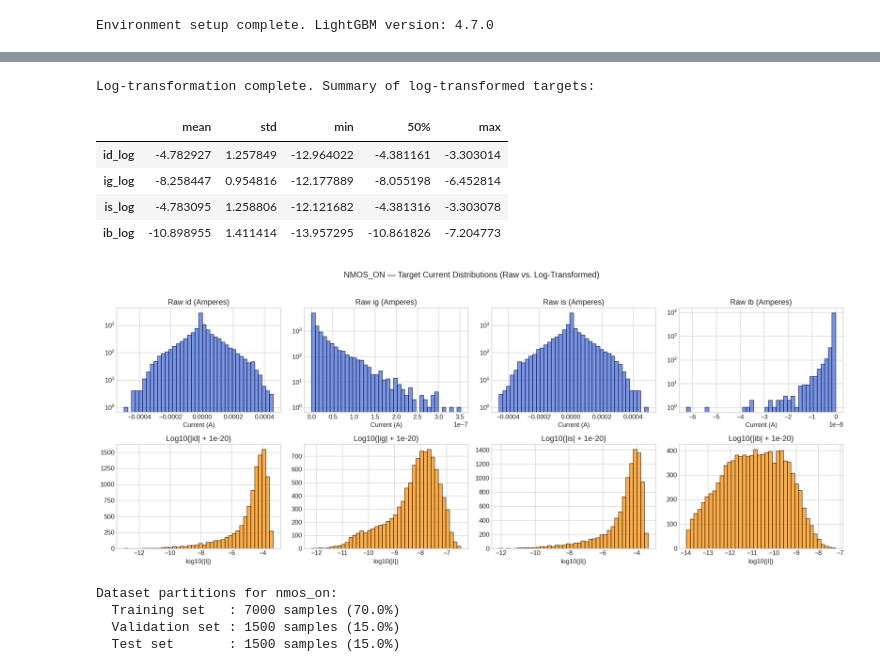
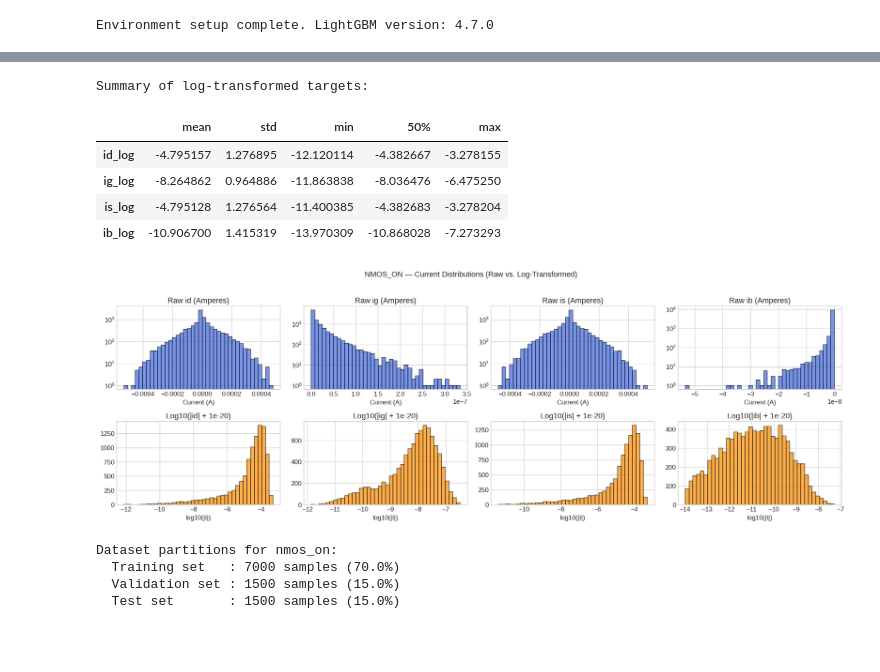
Before and after one commit to ravi11-developer/DVD_PROJECT, a Jupyter notebook: ml_model/01_nmos_on_lightgbm.ipynb, the cells around one changed output, grey strips where cells are left out. Cells and saved outputs as stored; diff of their text form; code cells hidden in the pictures; blank space fills up the shorter version.

```diff
--- a/ml_model/01_nmos_on_lightgbm.ipynb
+++ b/ml_model/01_nmos_on_lightgbm.ipynb
@@ -57,12 +51,12 @@ Environment setup complete. LightGBM version: 4.7.0
 CASE_NAME = "nmos_on"
 RANDOM_STATE = 42
 
-# Candidate data paths (relative to notebook directory or project root)
+# Candidate data paths (checks dataset/ folder first, then Data_Generation_M1/data/)
 POSSIBLE_DATA_PATHS = [
+    os.path.join("..", "dataset", CASE_NAME.upper(), f"{CASE_NAME}.csv"),
+    os.path.join("dataset", CASE_NAME.upper(), f"{CASE_NAME}.csv"),
     os.path.join("..", "Data_Generation_M1", "data", f"{CASE_NAME}.csv"),
     os.path.join("Data_Generation_M1", "data", f"{CASE_NAME}.csv"),
-    os.path.join("..", "data", f"{CASE_NAME}.csv"),
-    os.path.join("data", f"{CASE_NAME}.csv"),
     f"{CASE_NAME}.csv"
 ]
 
@@ -83,10 +77,6 @@ PLOTS_DIR = os.path.join(BASE_DIR, "plots", CASE_NAME)
 os.makedirs(SAVED_MODELS_DIR, exist_ok=True)
 os.makedirs(PLOTS_DIR, exist_ok=True)
 
-# Feature and Target Column Definitions
-FEATURE_COLS = ['vdd', 'temp', 'w', 'vd', 'vs', 'vg', 'vb', 'vth0', 'toxe', 'ndep', 'u0', 'xj']
-TARGET_COLS = ['id', 'ig', 'is', 'ib']
-
 print(f"Dataset selected : {DATA_PATH}")
 print(f"Model save path  : {SAVED_MODELS_DIR}")
 print(f"Plots save path  : {PLOTS_DIR}")
@@ -96,14 +86,21 @@ Model save path  : ./saved_models/nmos_on
 Plots save path  : ./plots/nmos_on
 # %%
 # 3. Data Loading & Initial Inspection
+# DATA_PATH = "../Data_Generation_M1/data/nmos_on.csv"
+
 df_raw = pd.read_csv(DATA_PATH)
+
+# Drop auxiliary columns like 'itotal' if present from simulation scripts
+if 'itotal' in df_raw.columns:
+    df_raw = df_raw.drop(columns=['itotal'])
 
 print(f"Loaded {len(df_raw)} samples with {len(df_raw.columns)} columns.")
 print("\nDataset preview (first 5 samples):")
 display(df_raw.head())
 
 print("\nMissing value check:")
-print(df_raw.isnull().sum())
+missing_cnt = df_raw.isnull().sum().sum()
+print(f"  Total missing values: {missing_cnt}")
 
 # Validate Kirchhoff's Current Law (KCL): Id + Ig + Is + Ib ≈ 0
 kcl_residual = np.abs(df_raw['id'] + df_raw['ig'] + df_raw['is'] + df_raw['ib'])
@@ -155,41 +181,35 @@ $$\hat{I} = \text{sign}(I) \times 10^{\hat{y}_{\log}}$$
 # %%
-# 4. Log-Transformation Implementation
-EPSILON = 1e-20  # Floor below SPICE numerical resolution
+# 5. Log-Transformation of Terminal Currents
+EPSILON = 1e-20  # Numerical floor below SPICE resolution (1e-18 A)
 
-df = df_raw.copy()
-
-# Add log-magnitude and sign columns for each terminal current
 for col in TARGET_COLS:
     df[f"{col}_log"] = np.log10(np.abs(df[col]) + EPSILON)
-    df[f"{col}_sign"] = np.sign(df[col]).replace(0, 1)  # Default sign 1 if exactly 0
+    df[f"{col}_sign"] = np.sign(df[col]).replace(0, 1)
 
-print("Log-transformation complete. Summary of log-transformed targets:")
+print("Summary of log-transformed targets:")
 display(df[[f"{c}_log" for c in TARGET_COLS]].describe().T[['mean', 'std', 'min', '50%', 'max']])
 
-# Visualize target distributions before and after log-transformation
-fig, axes = plt.subplots(2, 4, figsize=(18, 7))
-
+# Visualize target distributions
+fig, axes = plt.subplots(2, 4, figsize=(18, 6))
 for idx, col in enumerate(TARGET_COLS):
-    # Raw current distribution
     axes[0, idx].hist(df[col], bins=40, color='royalblue', edgecolor='black', alpha=0.7)
     axes[0, idx].set_title(f"Raw {col} (Amperes)")
     axes[0, idx].set_yscale('log')
     axes[0, idx].set_xlabel("Current (A)")
 
-    # Log-transformed distribution
     axes[1, idx].hist(df[f"{col}_log"], bins=40, color='darkorange', edgecolor='black', alpha=0.7)
     axes[1, idx].set_title(f"Log10(|{col}| + 1e-20)")
     axes[1, idx].set_xlabel("log10(|I|)")
 
-plt.suptitle(f"{CASE_NAME.upper()} — Target Current Distributions (Raw vs. Log-Transformed)", fontsize=14, y=1.02)
+plt.suptitle(f"{CASE_NAME.upper()} — Current Distributions (Raw vs. Log-Transformed)", fontsize=13, y=1.02)
 plt.tight_layout()
 plt.show()
 # %% [output]
-Log-transformation complete. Summary of log-transformed targets:
+Summary of log-transformed targets:
 |  | mean | std | min | 50% | max |
-| id_log | -4.782927 | 1.257849 | -12.964022 | -4.381161 | -3.303014 |
-| ig_log | -8.258447 | 0.954816 | -12.177889 | -8.055198 | -6.452814 |
-| is_log | -4.783095 | 1.258806 | -12.121682 | -4.381316 | -3.303078 |
-| ib_log | -10.898955 | 1.411414 | -13.957295 | -10.861826 | -7.204773 |
+| id_log | -4.795157 | 1.276895 | -12.120114 | -4.382667 | -3.278155 |
+| ig_log | -8.264862 | 0.964886 | -11.863838 | -8.036476 | -6.475250 |
+| is_log | -4.795128 | 1.276564 | -11.400385 | -4.382683 | -3.278204 |
+| ib_log | -10.906700 | 1.415319 | -13.970309 | -10.868028 | -7.273293 |
-[figure, old version]
+[figure, new version]
 # %%
```
Also changed, not shown: parts of 17 cells of this notebook, 15 other files.
